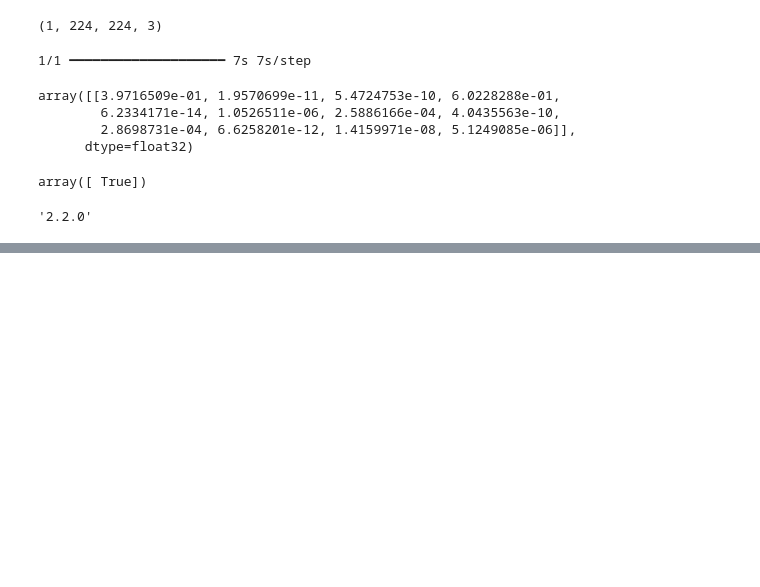
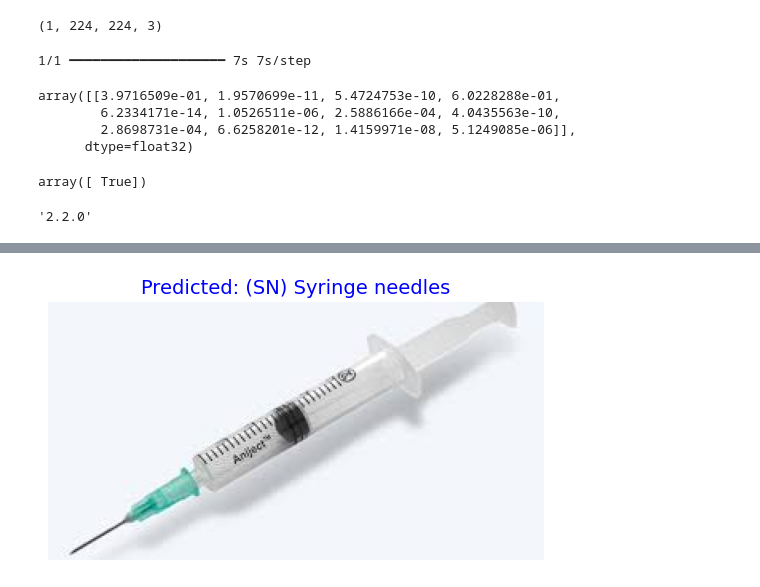
Before and after one commit to Ishannilawar/Capstone, a Jupyter notebook: Transfer Learning Inception V3.ipynb, the cells around one changed output, grey strips where cells are left out. Saved outputs shown, nothing was run; the diff lists cells and outputs as text; code cells hidden in the pictures; blank space fills up the shorter version.

```diff
--- a/Transfer Learning Inception V3.ipynb
+++ b/Transfer Learning Inception V3.ipynb
@@ -286,0 +304,11 @@ tf.__version__
+# %%
+import numpy as np
+from tensorflow.keras.preprocessing import image
+from tensorflow.keras.applications.inception_v3 import preprocess_input
+
+# Load and preprocess the image
+img_path = '/content/drive/Othercomputers/My Laptop/Capstone/Pharmaceutical and Biomedical Waste (PBW)/test img.jpeg'  # Change this to your image filename
+img = image.load_img(img_path, target_size=(224, 224))  # Resize to match model input size
+img_array = image.img_to_array(img)  # Convert to numpy array
+img_array = np.expand_dims(img_array, axis=0)  # Add batch dimension
+img_array = preprocess_input(img_array)  # Apply InceptionV3 preprocessing
@@ -286,0 +329,27 @@ tf.__version__
+# %%
+import numpy as np
+import matplotlib.pyplot as plt
+from tensorflow.keras.preprocessing import image
+from tensorflow.keras.applications.inception_v3 import preprocess_input
+
+# Load and preprocess the image
+img_path = '/content/drive/Othercomputers/My Laptop/Capstone/Pharmaceutical and Biomedical Waste (PBW)/test img.jpeg'  # Change this to your image filename
+img = image.load_img(img_path, target_size=(224, 224))  # Resize to match model input size
+img_array = image.img_to_array(img)  # Convert to numpy array
+img_array = np.expand_dims(img_array, axis=0)  # Add batch dimension
+img_array = preprocess_input(img_array)  # Apply InceptionV3 preprocessing
+
+# Predict the class
+predictions = model.predict(img_array)
+predicted_class = np.argmax(predictions, axis=1)  # Get the index of the highest probability
+
+# Get class labels
+class_labels = training_set.class_indices  # Dictionary mapping class names to indices
+class_labels = {v: k for k, v in class_labels.items()}  # Invert dictionary
+
+# Display the image with the predicted class
+plt.imshow(image.load_img(img_path))  # Load and show original image
+plt.axis('off')  # Hide axis
+plt.title(f"Predicted: {class_labels[predicted_class[0]]}", fontsize=14, color='blue')  # Display class
+plt.show()
+# %% [output]
@@ -286,0 +357 @@ tf.__version__
+[figure, added]
```
Also changed, not shown: parts of 3 cells of this notebook.
